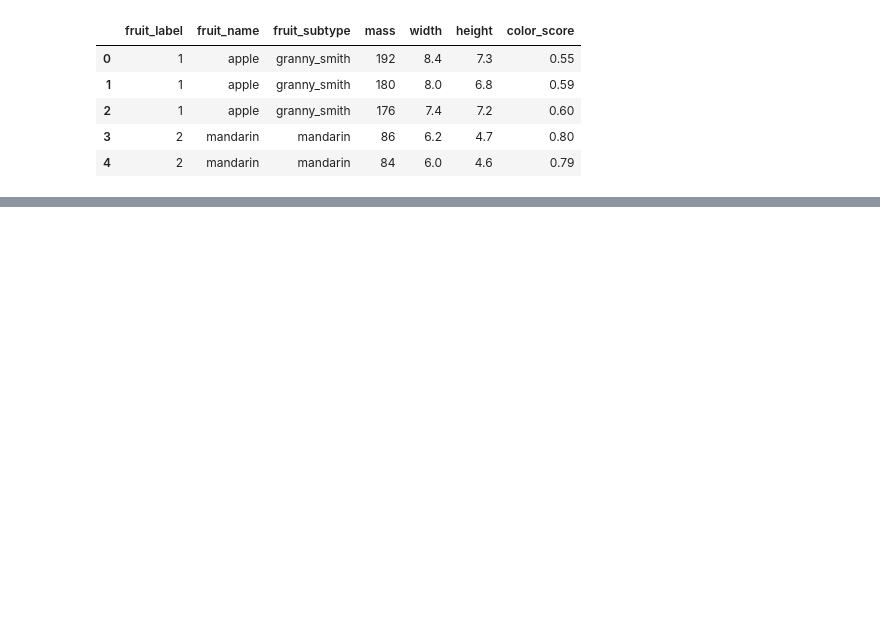
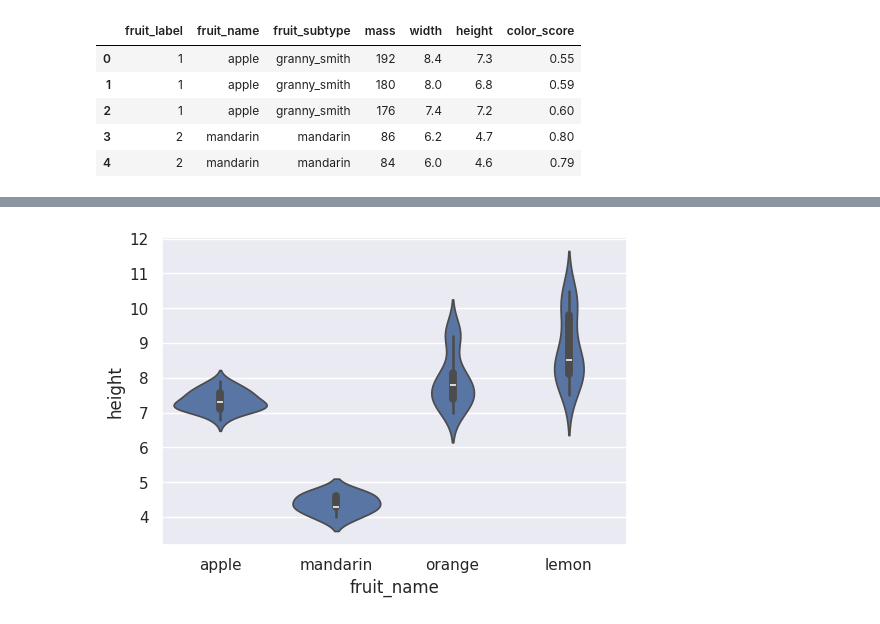
Before and after one commit to Estafy/MachineLearning, a Jupyter notebook: UNIDAD3/Practica1_3.ipynb, the cells around one changed output, grey strips where cells are left out. Cells and saved outputs as stored; diff of their text form; code cells hidden in the pictures; blank space fills up the shorter version.

```diff
--- a/UNIDAD3/Practica1_3.ipynb
+++ b/UNIDAD3/Practica1_3.ipynb
@@ -16,0 +56,5 @@ frutas.head()
+# %%
+sns.violinplot(x='fruit_name', y='height', data=frutas)
+plt.show()
+# %% [output]
+[figure, added]
```
Also changed, not shown: parts of 8 cells of this notebook.
